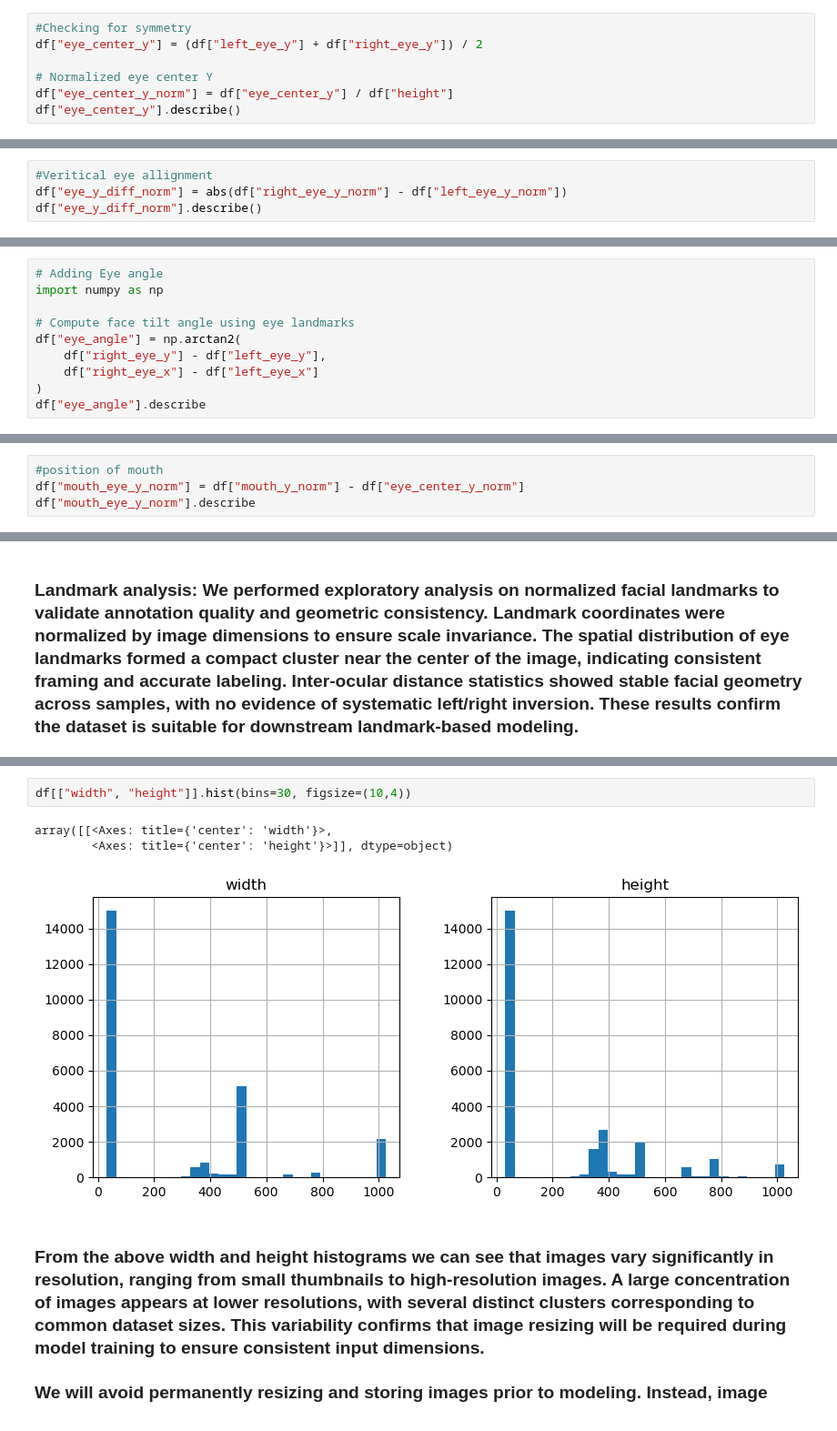
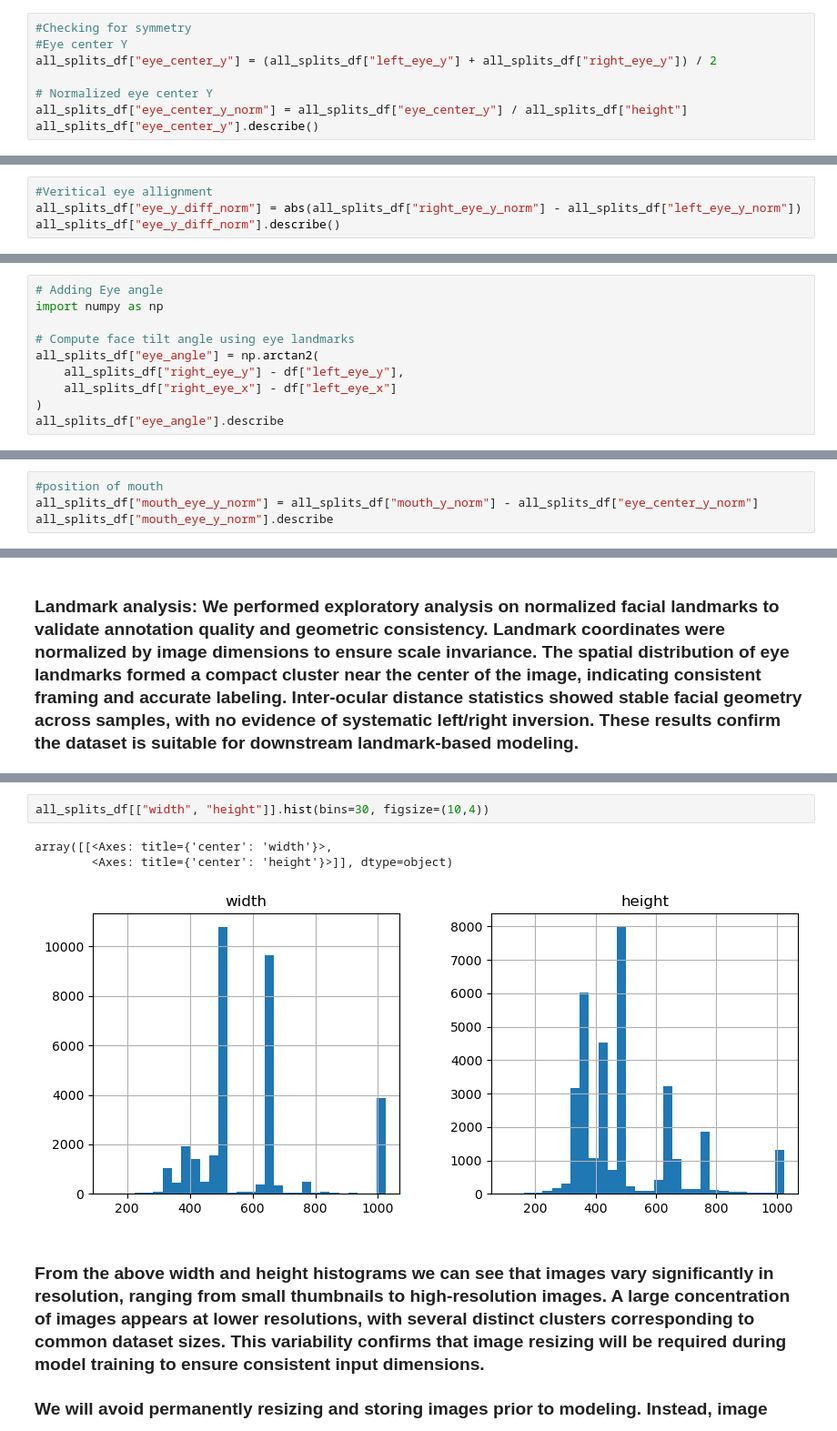
Before and after one commit to lpam-sd/AAI_540_Grp_6, a Jupyter notebook: 3_Create_Athena_EDA.ipynb, the cells around one changed output, grey strips where cells are left out. Shown at 91% size. Cells and saved outputs as stored; diff of their text form.

```diff
--- a/3_Create_Athena_EDA.ipynb
+++ b/3_Create_Athena_EDA.ipynb
@@ -614,9 +1083,10 @@ max       927.000000
 Name: eye_center_x, dtype: float64
 # %%
 #Checking for symmetry
-df["eye_center_y"] = (df["left_eye_y"] + df["right_eye_y"]) / 2
+#Eye center Y
+all_splits_df["eye_center_y"] = (all_splits_df["left_eye_y"] + all_splits_df["right_eye_y"]) / 2
 
 # Normalized eye center Y
-df["eye_center_y_norm"] = df["eye_center_y"] / df["height"]
-df["eye_center_y"].describe()
+all_splits_df["eye_center_y_norm"] = all_splits_df["eye_center_y"] / all_splits_df["height"]
+all_splits_df["eye_center_y"].describe()
 # %% [output]
@@ -631,6 +1101,6 @@ max       783.000000
 Name: eye_center_y, dtype: float64
 # %%
 #Veritical eye allignment
-df["eye_y_diff_norm"] = abs(df["right_eye_y_norm"] - df["left_eye_y_norm"])
-df["eye_y_diff_norm"].describe()
+all_splits_df["eye_y_diff_norm"] = abs(all_splits_df["right_eye_y_norm"] - all_splits_df["left_eye_y_norm"])
+all_splits_df["eye_y_diff_norm"].describe()
 # %% [output]
@@ -648,10 +1118,10 @@ Name: eye_y_diff_norm, dtype: float64
 import numpy as np
 
 # Compute face tilt angle using eye landmarks
-df["eye_angle"] = np.arctan2(
-    df["right_eye_y"] - df["left_eye_y"],
-    df["right_eye_x"] - df["left_eye_x"]
+all_splits_df["eye_angle"] = np.arctan2(
+    all_splits_df["right_eye_y"] - df["left_eye_y"],
+    all_splits_df["right_eye_x"] - df["left_eye_x"]
 )
-df["eye_angle"].describe
+all_splits_df["eye_angle"].describe
 # %% [output]
 <bound method NDFrame.describe of 0        0.031240
@@ -669,6 +1139,6 @@ Name: eye_angle, Length: 24997, dtype: float64>
 # %%
 #position of mouth
-df["mouth_eye_y_norm"] = df["mouth_y_norm"] - df["eye_center_y_norm"]
-df["mouth_eye_y_norm"].describe
+all_splits_df["mouth_eye_y_norm"] = all_splits_df["mouth_y_norm"] - all_splits_df["eye_center_y_norm"]
+all_splits_df["mouth_eye_y_norm"].describe
 # %% [output]
 <bound method NDFrame.describe of 0        0.076000
@@ -709,10 +1181,10 @@ df[["width", "height"]].describe()
 | max | 1024.000000 | 1024.000000 |
 # %%
-df[["width", "height"]].hist(bins=30, figsize=(10,4))
+all_splits_df[["width", "height"]].hist(bins=30, figsize=(10,4))
 # %% [output]
 array([[<Axes: title={'center': 'width'}>,
         <Axes: title={'center': 'height'}>]], dtype=object)
-[figure, old version]
+[figure, new version]
 # %% [markdown]
 ### From the above width and height histograms we can see that images vary significantly in resolution, ranging from small thumbnails to high-resolution images. A large concentration of images appears at lower resolutions, with several distinct clusters corresponding to common dataset sizes. This variability confirms that image resizing will be required during model training to ensure consistent input dimensions.
 ### We will avoid permanently resizing and storing images prior to modeling. Instead, image resizing will be performed dynamically during the training pipeline. This approach preserves the raw image data in its original form while also keeping storage costs lower. Permanently resizing images would irreversibly discard information and reduce flexibility if different input resolutions are required for experimentation or future models.
```
Also changed, not shown: parts of 71 cells of this notebook, 7 other files.
